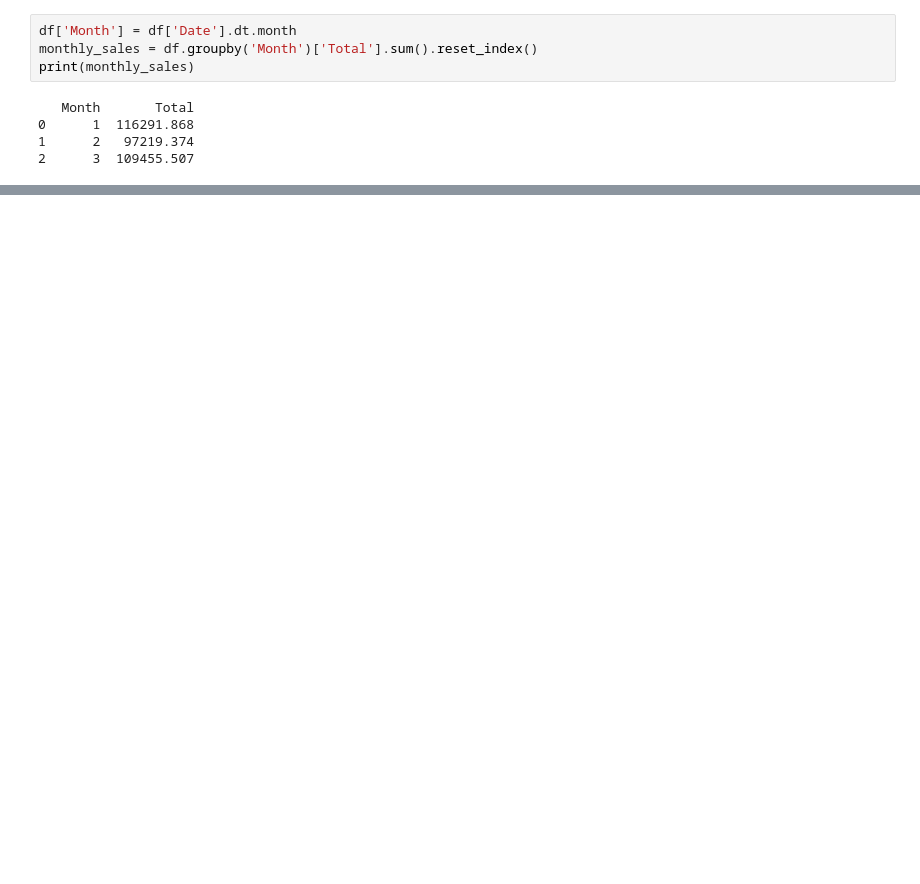
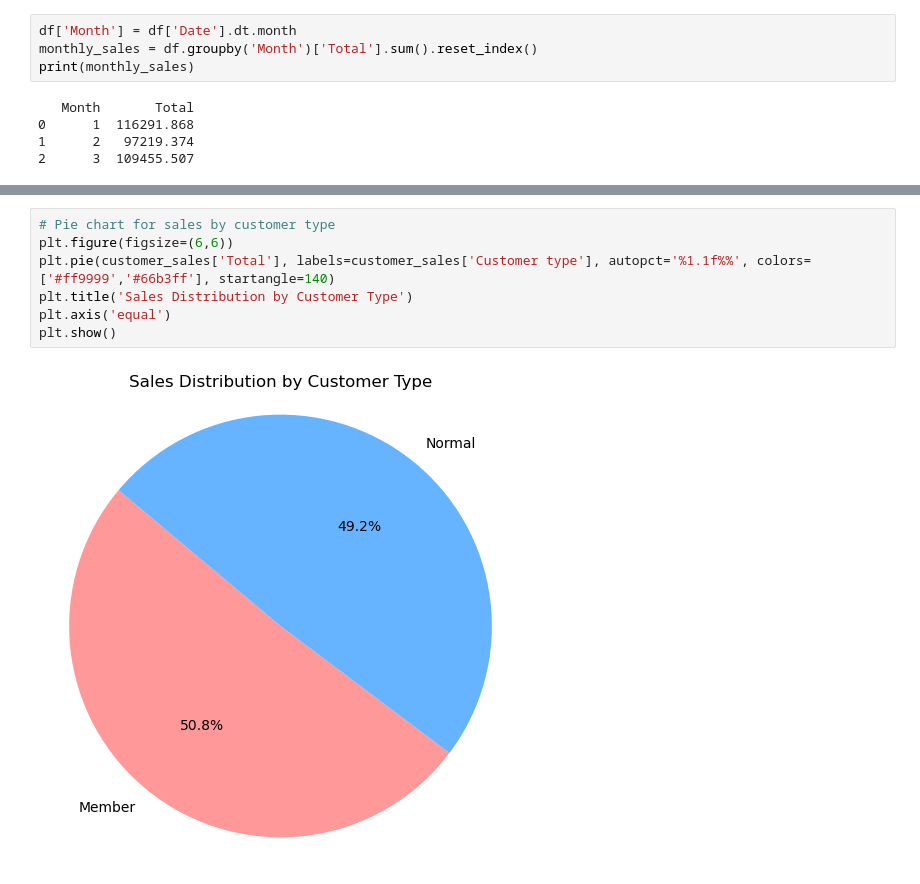
Before and after one commit to samuelarthurr/Final-Project_Data-Science, a Jupyter notebook: supermarket_sales.ipynb, the cells around one changed output, grey strips where cells are left out. Drawn from its saved outputs; the diff is of its cells as text; blank space fills up the shorter version.

```diff
--- a/supermarket_sales.ipynb
+++ b/supermarket_sales.ipynb
@@ -457,0 +652,9 @@ df
+# %%
+# Pie chart for sales by customer type
+plt.figure(figsize=(6,6))
+plt.pie(customer_sales['Total'], labels=customer_sales['Customer type'], autopct='%1.1f%%', colors=['#ff9999','#66b3ff'], startangle=140)
+plt.title('Sales Distribution by Customer Type')
+plt.axis('equal')
+plt.show()
+# %% [output]
+[figure, added]
```
Also changed, not shown: parts of 50 cells of this notebook, 1 other file.
